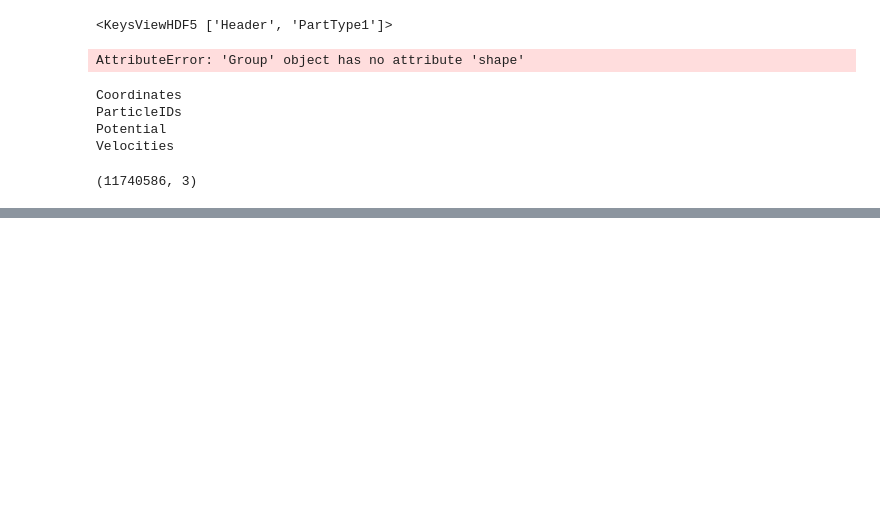
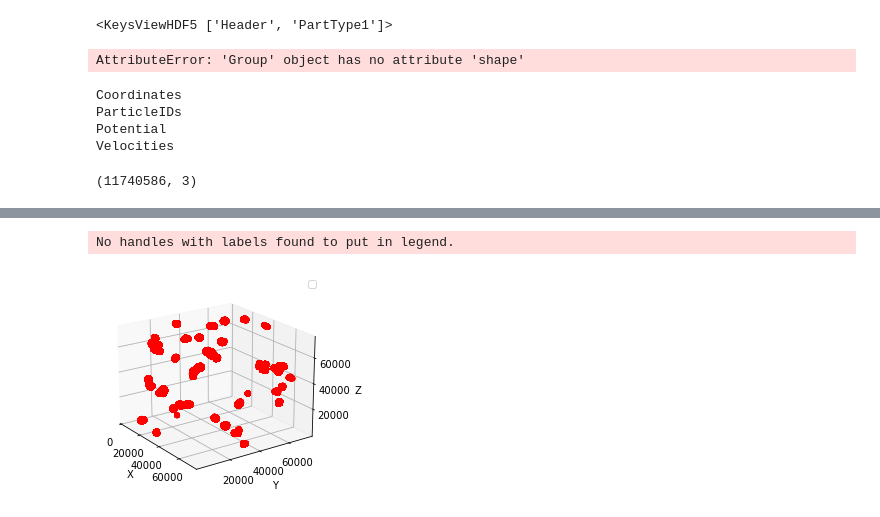
Before and after one commit to diodeamy/Thesis, a Jupyter notebook: code/MassVisualisation.ipynb, the cells around one changed output, grey strips where cells are left out. Saved outputs shown, nothing was run; the diff lists cells and outputs as text; code cells hidden in the pictures; blank space fills up the shorter version.

```diff
--- a/code/MassVisualisation.ipynb
+++ b/code/MassVisualisation.ipynb
@@ -75,6 +77,7 @@ snap0_coord_array = np.array(coordinates_snap0)
 # %%
 x_snap0 = snap0_coord_array[:, 0]
 y_snap0 = snap0_coord_array[:, 1]
+z_snap0 = snap0_coord_array[:, 2]
 # %%
 x_snap0_reduced = np.random.choice(x_snap0, 1000)
 y_snap0_reduced = np.random.choice(y_snap0, 1000)
@@ -84,0 +89,17 @@ AttributeError: module 'matplotlib' has no attribute 'pyplot'
+# %%
+ax = plt.figure().add_subplot(projection='3d')
+ax.scatter(x_snap0, y_snap0, z_snap0, c='red')
+
+ax.legend()
+ax.set_xlim(np.min(x_snap0), np.max(x_snap0))
+ax.set_ylim(np.min(y_snap0), np.max(y_snap0))
+ax.set_zlim(np.min(z_snap0), np.max(z_snap0))
+ax.set_xlabel('X')
+ax.set_ylabel('Y')
+ax.set_zlabel('Z')
+ax.view_init(elev=20., azim=-35)
+
+plt.show()
+# %% [output]
+No handles with labels found to put in legend.
+[figure, added]
```
Also changed, not shown: parts of 5 cells of this notebook.
